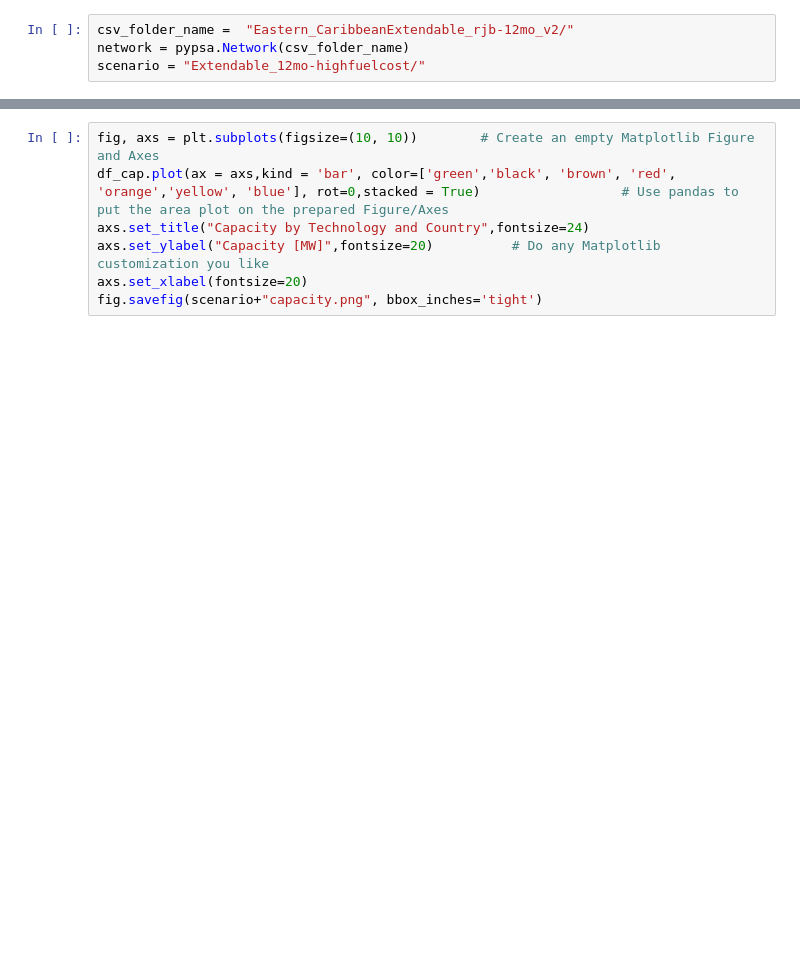
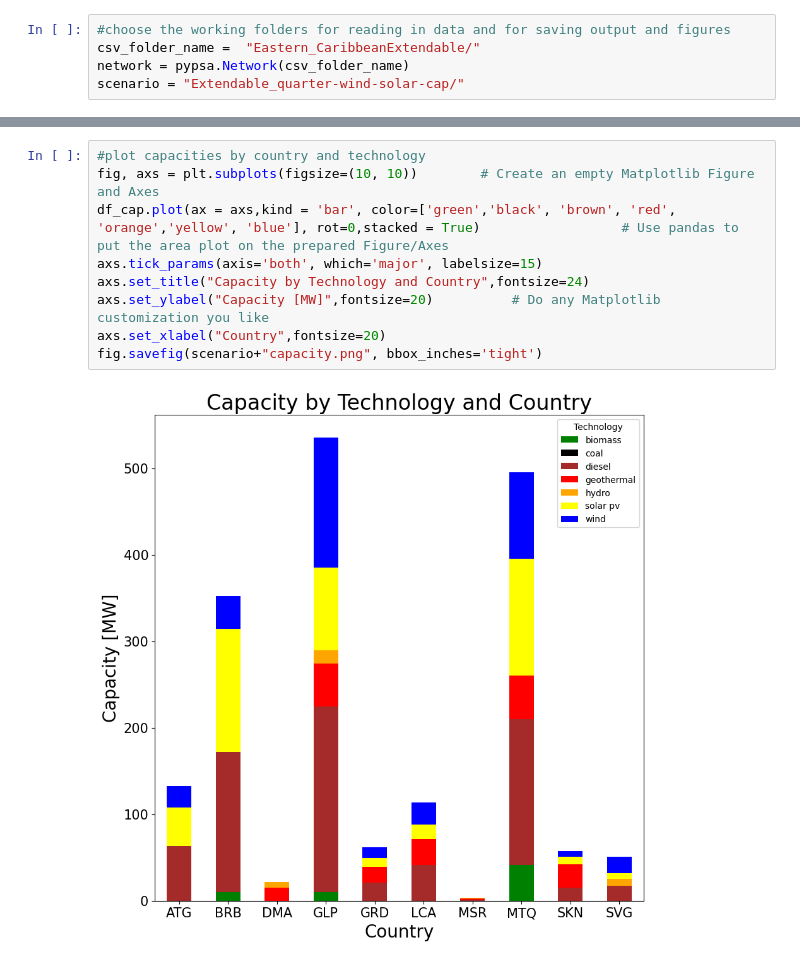
Before and after one commit to RJBrecha/EasternCaribbean100pctRE, a Jupyter notebook: ScenarioSet1/Eastern_CaribbeanExtendable.ipynb, the cells around one changed output, grey strips where cells are left out. Saved outputs shown, nothing was run; the diff lists cells and outputs as text; blank space fills up the shorter version.

```diff
--- a/ScenarioSet1/Eastern_CaribbeanExtendable.ipynb
+++ b/ScenarioSet1/Eastern_CaribbeanExtendable.ipynb
@@ -9,5 +10,6 @@ Several Eastern Caribbean countries with no storage and no links, three months o
 # %%
-csv_folder_name =  "Eastern_CaribbeanExtendable_rjb-12mo_v2/"
+#choose the working folders for reading in data and for saving output and figures
+csv_folder_name =  "Eastern_CaribbeanExtendable/"
 network = pypsa.Network(csv_folder_name)
-scenario = "Extendable_12mo-highfuelcost/"
+scenario = "Extendable_quarter-wind-solar-cap/"
 # %% [output]
@@ -45,8 +103,12 @@ df_cap
 # %%
+#plot capacities by country and technology
 fig, axs = plt.subplots(figsize=(10, 10))        # Create an empty Matplotlib Figure and Axes
 df_cap.plot(ax = axs,kind = 'bar', color=['green','black', 'brown', 'red', 'orange','yellow', 'blue'], rot=0,stacked = True)                  # Use pandas to put the area plot on the prepared Figure/Axes
+axs.tick_params(axis='both', which='major', labelsize=15)
 axs.set_title("Capacity by Technology and Country",fontsize=24)
 axs.set_ylabel("Capacity [MW]",fontsize=20)          # Do any Matplotlib customization you like
-axs.set_xlabel(fontsize=20)
+axs.set_xlabel("Country",fontsize=20)
 fig.savefig(scenario+"capacity.png", bbox_inches='tight')
+# %% [output]
+[figure, added]
 # %%
```
Also changed, not shown: parts of 32 cells of this notebook.
